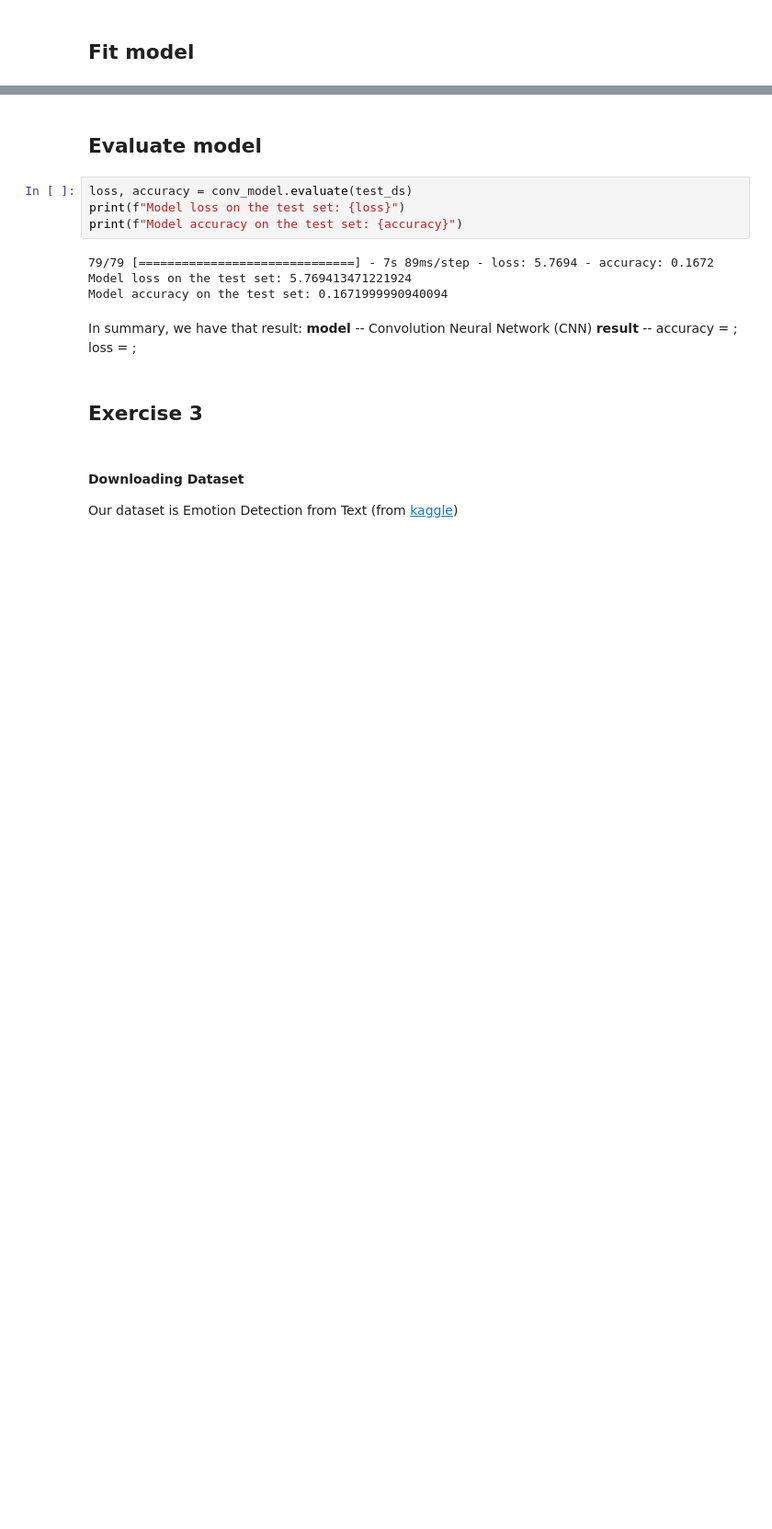
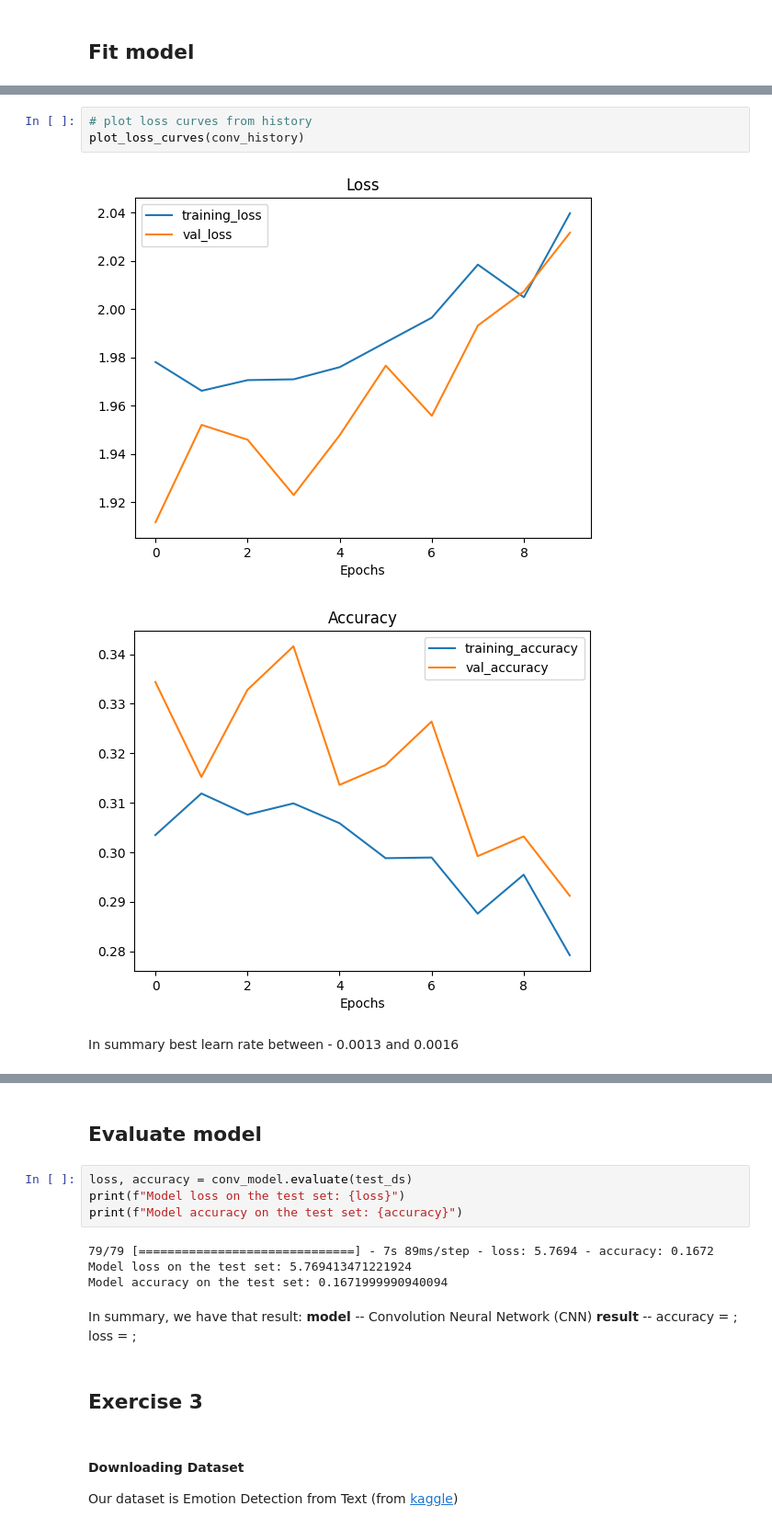
Before and after one commit to lytmercy/data_analysis_labs, a Jupyter notebook: lab_3.ipynb, the cells around one changed output, grey strips where cells are left out. Shown: that part at 92% size. Saved outputs shown, nothing was run; the diff lists cells and outputs as text; blank space fills up the shorter version.

```diff
--- a/lab_3.ipynb
+++ b/lab_3.ipynb
@@ -597,0 +676,8 @@ model_compile(conv_model, CategoricalCrossentropy(), learn_rate=0.005)
+# %%
+# plot loss curves from history
+plot_loss_curves(conv_history)
+# %% [output]
+[figure, added]
+[figure, added]
+# %% [markdown]
+In summary best learn rate between - 0.0013 and 0.0016
```
Also changed, not shown: parts of 14 cells of this notebook.
